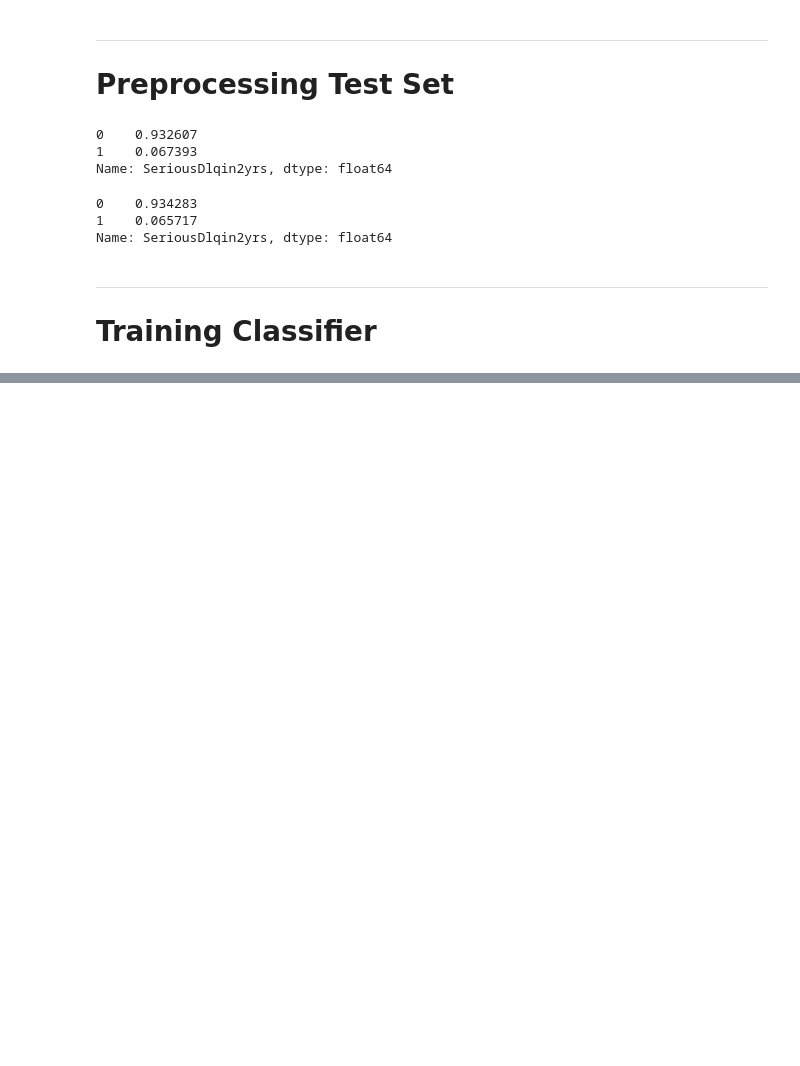
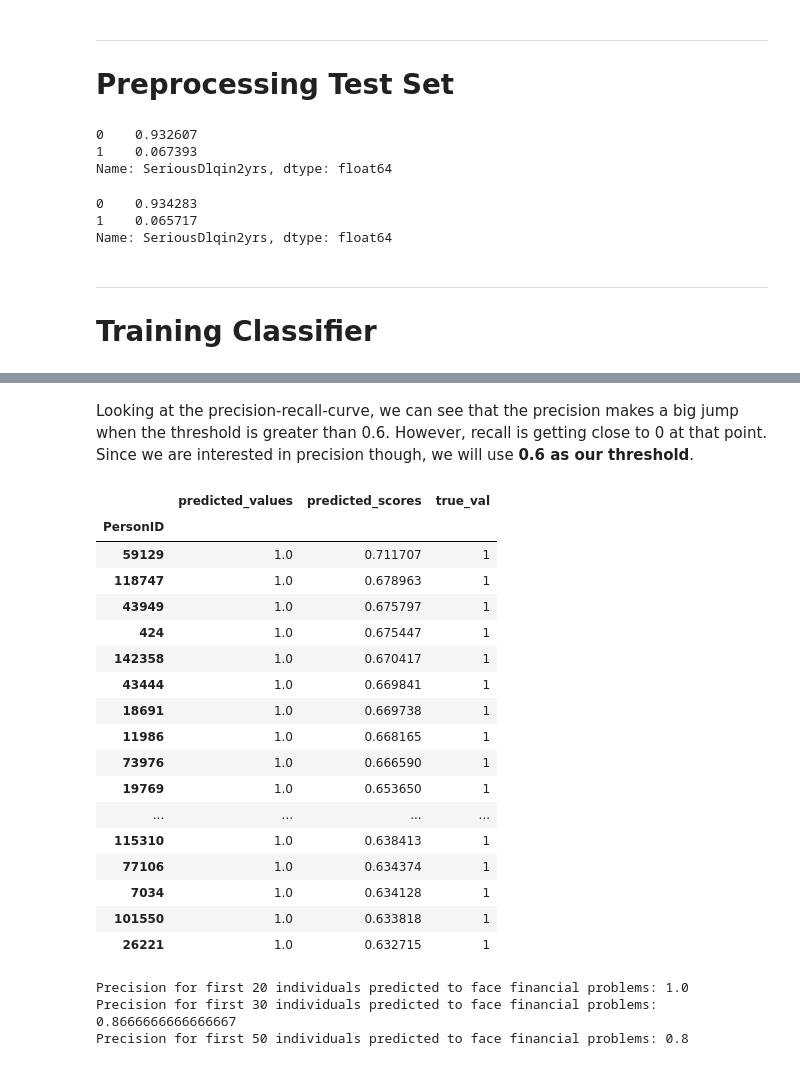
Before and after one commit to hakoenig/Machine_Learning_for_Public_Policy, a Jupyter notebook: Assignment2_ML_Pipeline/Serious_Delinquency.ipynb, the cells around one changed output, grey strips where cells are left out. Drawn from its saved outputs; the diff is of its cells as text; code cells hidden in the pictures; blank space fills up the shorter version.

```diff
--- a/Assignment2_ML_Pipeline/Serious_Delinquency.ipynb
+++ b/Assignment2_ML_Pipeline/Serious_Delinquency.ipynb
@@ -304,0 +338,43 @@ We identified the best-performing random forest configuration through grid searc
+# %% [markdown]
+Looking at the precision-recall-curve, we can see that the precision makes a big jump when the threshold is greater than 0.6. However, recall is getting close to 0 at that point. Since we are interested in precision though, we will use __0.6 as our threshold__.
+# %%
+threshold = 0.6
+
+predicted_values = np.zeros(len(predicted_scores))
+predicted_values[predicted_scores >= threshold] = 1
+
+X_test["predicted_scores"] = predicted_scores
+X_test["predicted_values"] = predicted_values
+X_test["true_val"] = y_test
+
+X_test_sorted = X_test.sort_values("predicted_scores", ascending=False)
+X_test_sorted[["predicted_values", "predicted_scores", "true_val"]].head(20)
+
+# What is our precision for the top X entries?
+number_individuals_list = [20, 30, 50]
+for number in number_individuals_list:
+
+    print("Precision for first {} individuals predicted to face financial problems: {}".format(number,
+            predictions.precision_top_x(X_test_sorted["predicted_values"], X_test_sorted["true_val"], number)))
+# %% [output]
+|  | predicted_values | predicted_scores | true_val |
+| PersonID |  |  |  |
+| 59129 | 1.0 | 0.711707 | 1 |
+| 118747 | 1.0 | 0.678963 | 1 |
+| 43949 | 1.0 | 0.675797 | 1 |
+| 424 | 1.0 | 0.675447 | 1 |
+| 142358 | 1.0 | 0.670417 | 1 |
+| 43444 | 1.0 | 0.669841 | 1 |
+| 18691 | 1.0 | 0.669738 | 1 |
+| 11986 | 1.0 | 0.668165 | 1 |
+| 73976 | 1.0 | 0.666590 | 1 |
+| 19769 | 1.0 | 0.653650 | 1 |
+| ... | ... | ... | ... |
+| 115310 | 1.0 | 0.638413 | 1 |
+| 77106 | 1.0 | 0.634374 | 1 |
+| 7034 | 1.0 | 0.634128 | 1 |
+| 101550 | 1.0 | 0.633818 | 1 |
+| 26221 | 1.0 | 0.632715 | 1 |
+Precision for first 20 individuals predicted to face financial problems: 1.0
+Precision for first 30 individuals predicted to face financial problems: 0.8666666666666667
+Precision for first 50 individuals predicted to face financial problems: 0.8
```
Also changed, not shown: parts of 21 cells of this notebook, 1 other file.
